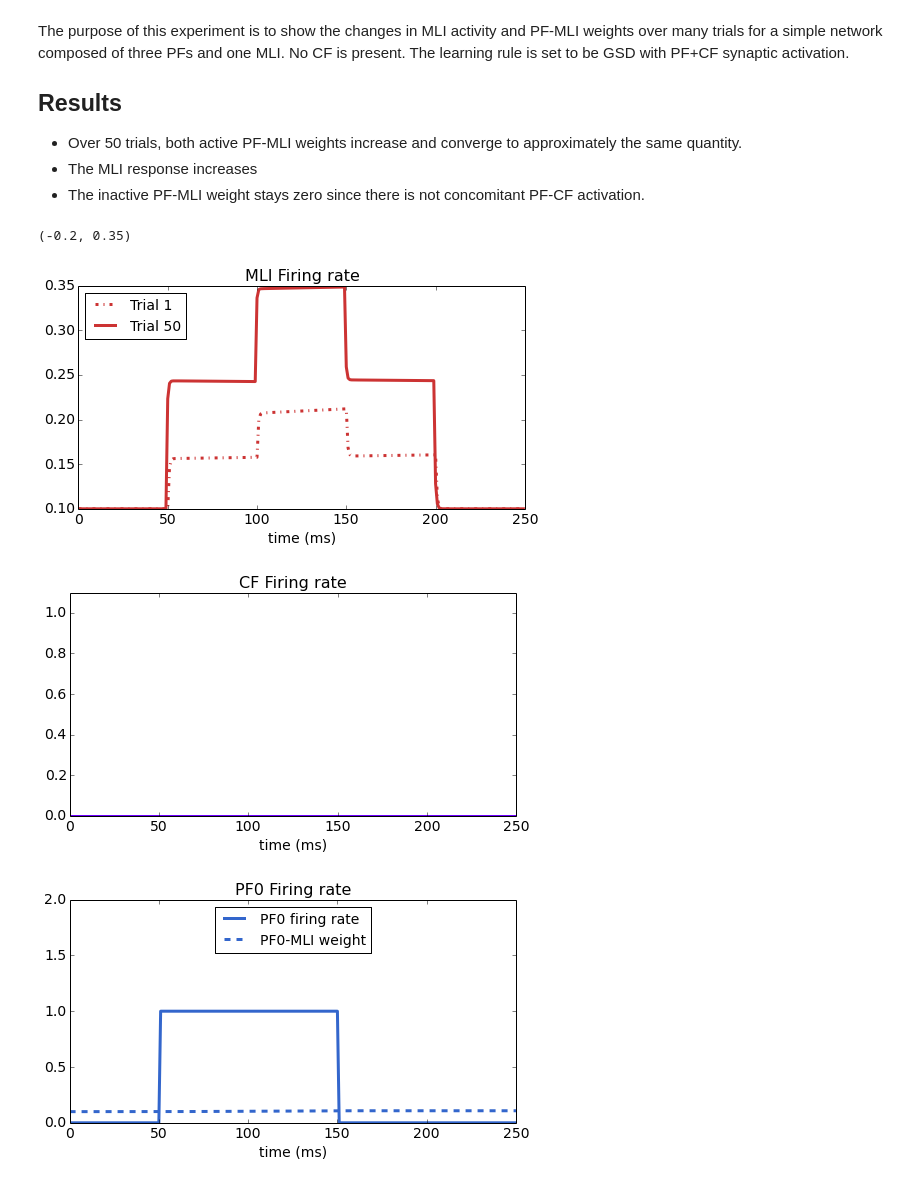
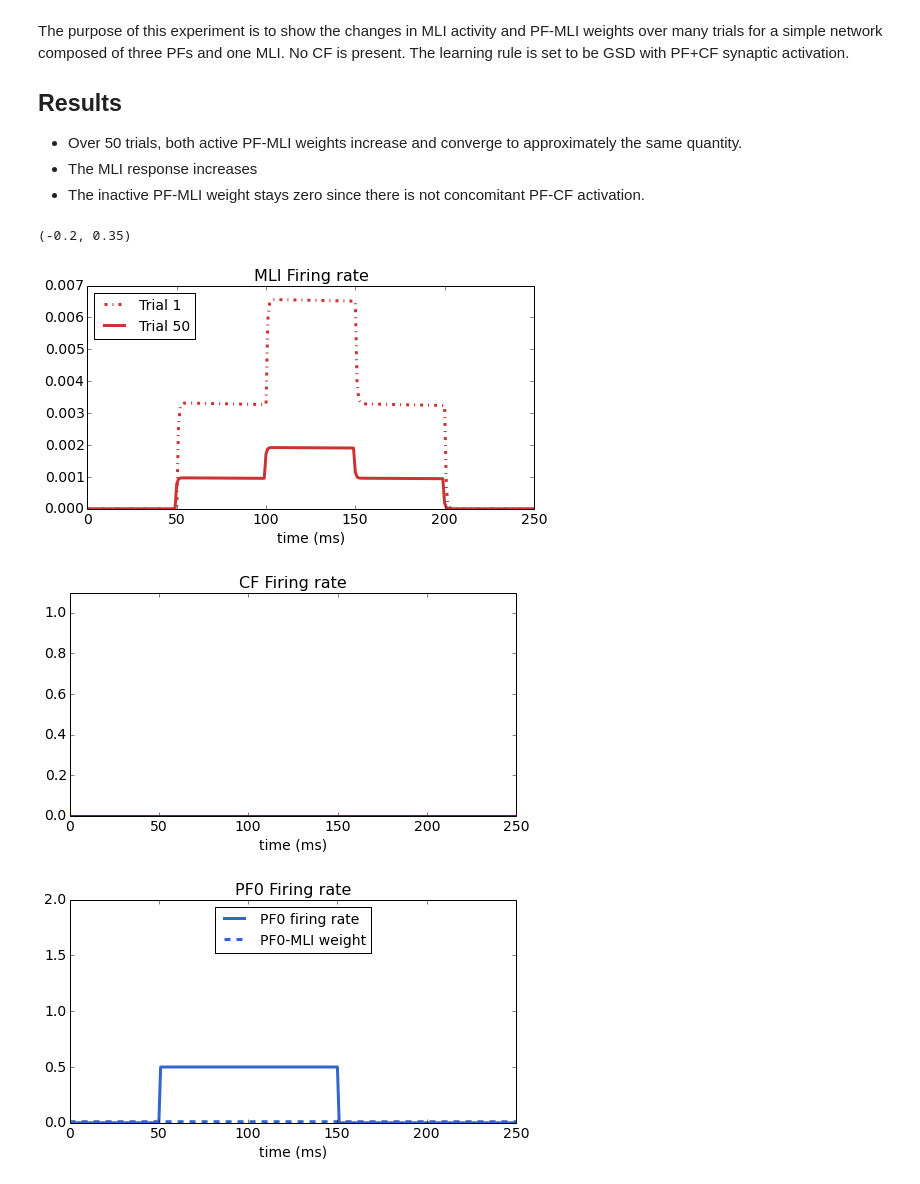
Before and after one commit to blennon/research, a Jupyter notebook: pf_mli_plasticity/3PF-MLI_trials_PF_inactive.ipynb, the cells around one changed output. Drawn from its saved outputs; the diff is of its cells as text; code cells hidden in the pictures.

Commit message:
created a PF trace neuron group, adapted PF-MLI-Connection to accomodate, amended Network to use trace as an argument, changed notebooks to accomodate.

```diff
--- a/pf_mli_plasticity/3PF-MLI_trials_PF_inactive.ipynb
+++ b/pf_mli_plasticity/3PF-MLI_trials_PF_inactive.ipynb
@@ -27,16 +27,17 @@ class Simulation(object):
             self.net.record()
 
     def set_input_states(self, i):
+        alpha = .5
         if 0<=i<50:
             self.net.PF.set_state(array([0.,0.,0.]))
         elif 50<=i<100:
-            self.net.PF.set_state(array([1.,0.,1.]))
+            self.net.PF.set_state(alpha*array([1.,0.,1.]))
         elif 100<=i<150:
-            self.net.PF.set_state(array([1.,1.,1.]))
+            self.net.PF.set_state(alpha*array([1.,1.,1.]))
         elif 150<=i<190:
-            self.net.PF.set_state(array([0.,1.,0.]))
+            self.net.PF.set_state(alpha*array([0.,1.,0.]))
         elif 190<=i<200:
-            self.net.PF.set_state(array([0.,1.,0.]))
+            self.net.PF.set_state(alpha*array([0.,1.,0.]))
             self.net.CF.set_state(array([0.]))
         elif 200<=i<250:
             self.net.PF.set_state(array([0.,0.,0.]))
@@ -48,8 +49,9 @@ class Simulation(object):
     def get_monitor_states(self):
         return self.net.get_monitor_states()
 # %%
+w0 = .01
 dt = .1
-net = PF_MLI_Network(3,1,1,array([.1]),array([[.1,.1,0.]]),array([[.5]]),dt=dt,use_trace=False)
+net = PF_MLI_Network(3,1,1,array([0.]),array([[w0,w0,0.]]),array([[1.]]),dt=dt,tau_trace=0.)
 sim = Simulation(net, dt)
 recordings = []
 N_trials = 50
@@ -60,33 +62,33 @@ for trial in range(N_trials):
 # %%
 figure(figsize=(8,4))
 plot_mli(recordings[0]['MLI'], ls='-.', label='Trial 1')
 plot_mli(recordings[-1]['MLI'], label='Trial %s'%N_trials)
 
 figure(figsize=(8,4))
 plot(recordings[0]['CF'][0,:], lw=3., color='#6f00ff')
 title('CF Firing rate', fontsize=16)
 ylim([0.,1.1])
 set_axes()
 
 figure(figsize=(8,4))
 plot_pf(recordings[0]['PF'], recordings[0]['W'],0, '#3366CC')
 figure(figsize=(8,4))
 plot_pf(recordings[0]['PF'], recordings[0]['W'],1,'#339900')
 figure(figsize=(8,4))
 plot_pf(recordings[0]['PF'], recordings[0]['W'],2,'#D65210')
 ylim([-.05,2.])
 
 def plot_weights(pf_weights_by_trial):
     plot_weight_over_trials(pf_weights_by_trial, 0, c='#3366CC', ls='-')
     plot_weight_over_trials(pf_weights_by_trial, 1, c='#339900')
     plot_weight_over_trials(pf_weights_by_trial, 2, c='#D65210')
 
-pf_weights_by_trial = squeeze([array([.1,.1,0.])]+[recordings[i]['W'][:,-1] for i in range(N_trials)])
+pf_weights_by_trial = squeeze([array([w0,w0,0.])]+[recordings[i]['W'][:,-1] for i in range(N_trials)])
 figure(figsize=(8,4))
 plot_weights(pf_weights_by_trial)
 ylim([-.2,.35])
 # %% [output]
 (-0.2, 0.35)
-[figure, old version]
+[figure, new version]
 [figure]
-[figure, old version]
+[figure, new version]
```
Also changed, not shown: parts of 1 cell of this notebook, 5 other files.
